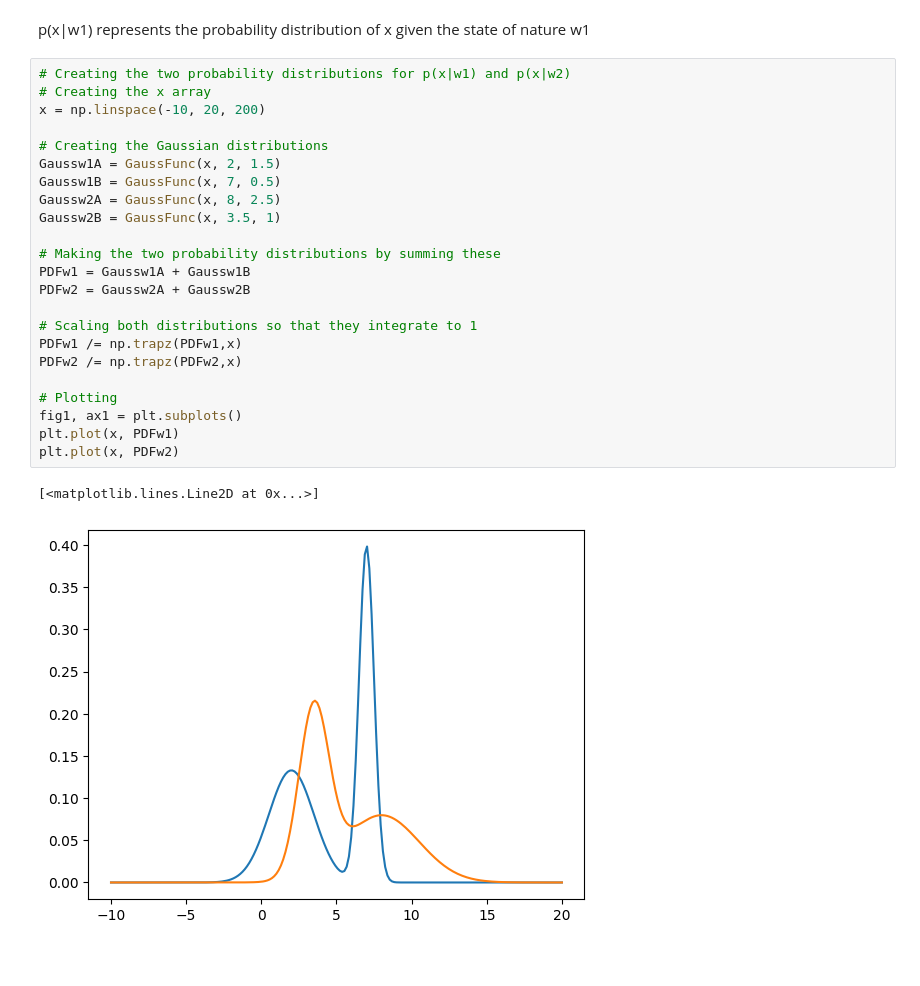
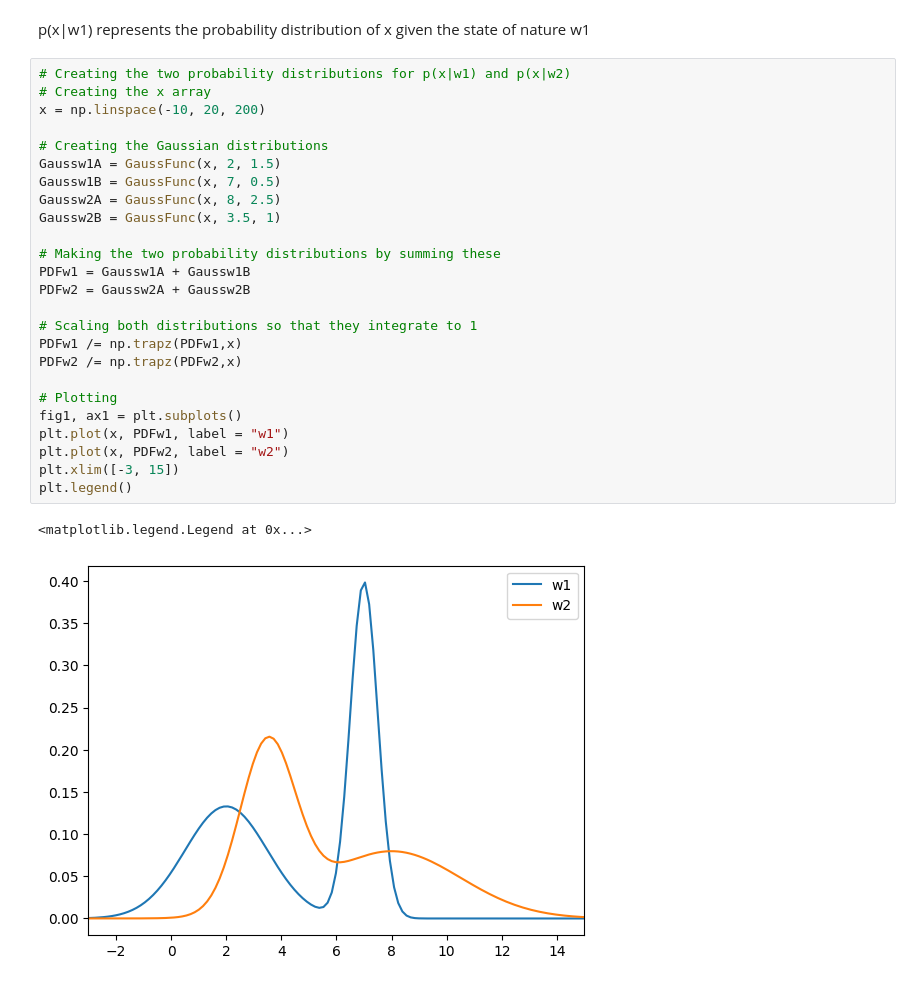
Before and after one commit to JGrant3101/ME4MachineLearning, a Jupyter notebook: Tutorial2.ipynb, the cells around one changed output. Saved outputs shown, nothing was run; the diff lists cells and outputs as text.

```diff
--- a/Tutorial2.ipynb
+++ b/Tutorial2.ipynb
@@ -24,26 +24,28 @@ p(x|w1) represents the probability distribution of x given the state of nature w
 # %%
 # Creating the two probability distributions for p(x|w1) and p(x|w2)
 # Creating the x array
 x = np.linspace(-10, 20, 200)
 
 # Creating the Gaussian distributions
 Gaussw1A = GaussFunc(x, 2, 1.5)
 Gaussw1B = GaussFunc(x, 7, 0.5)
 Gaussw2A = GaussFunc(x, 8, 2.5)
 Gaussw2B = GaussFunc(x, 3.5, 1)
 
 # Making the two probability distributions by summing these
 PDFw1 = Gaussw1A + Gaussw1B
 PDFw2 = Gaussw2A + Gaussw2B
 
 # Scaling both distributions so that they integrate to 1
 PDFw1 /= np.trapz(PDFw1,x)
 PDFw2 /= np.trapz(PDFw2,x)
 
 # Plotting
 fig1, ax1 = plt.subplots()
-plt.plot(x, PDFw1)
-plt.plot(x, PDFw2)
+plt.plot(x, PDFw1, label = "w1")
+plt.plot(x, PDFw2, label = "w2")
+plt.xlim([-3, 15])
+plt.legend()
 # %% [output]
-[<matplotlib.lines.Line2D at 0x...>]
+<matplotlib.legend.Legend at 0x...>
-[figure, old version]
+[figure, new version]
```
Also changed, not shown: parts of 6 cells of this notebook.
